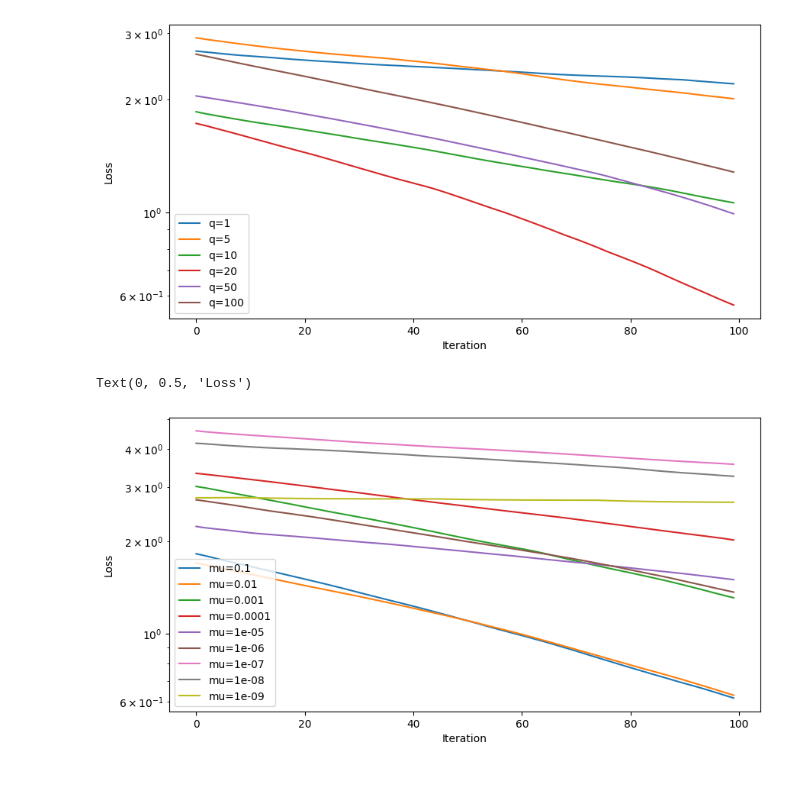
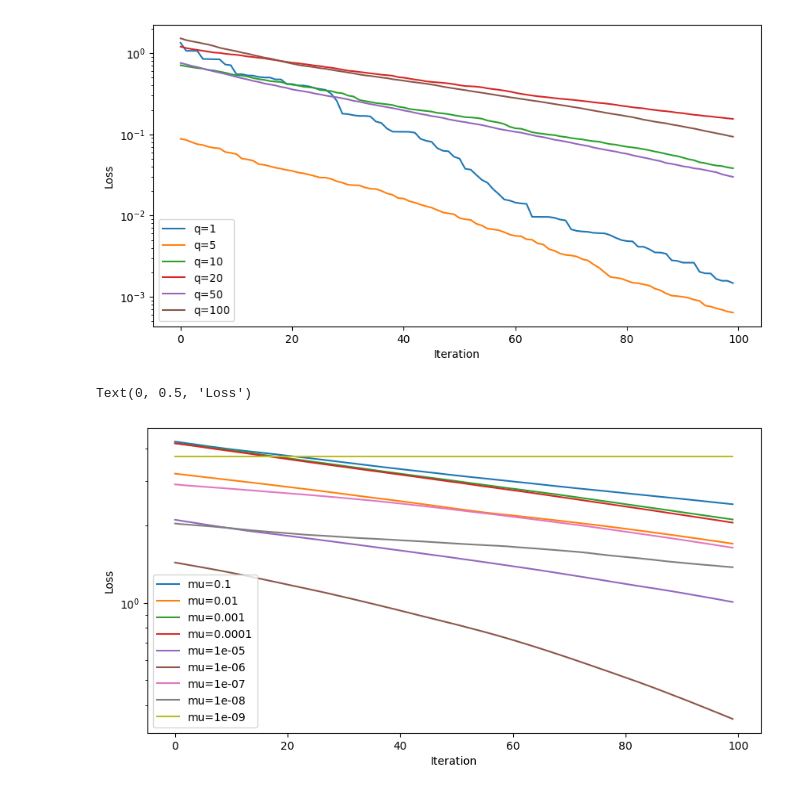
Before and after one commit to rwgao1/zo_optimizer, a Jupyter notebook: example.ipynb, the cells around one changed output. Saved outputs shown, nothing was run; the diff lists cells and outputs as text; code cells hidden in the pictures.

```diff
--- a/example.ipynb
+++ b/example.ipynb
@@ -36,7 +36,7 @@ plt.figure(figsize=(10, 5))
 
 for q in num_estimates:
     net = Net().to('cuda')
-    optimizer = ZOOptimizer(optim.Adam, net.parameters(), compute_loss, q=q, mu=1e-5, sides=1)
+    optimizer = ZOOptimizer(optim.SGD, net.parameters(), compute_loss, q=q, mu=1e-5, sides=1)
     losses = []
     for i in range(100):
         optimizer.step(net, x, target)
@@ -45,35 +45,41 @@ for q in num_estimates:
             losses.append(loss.item())
     plt.plot(losses, label=f'q={q}')
 
+    del net
+    del optimizer
+
 plt.yscale('log')
 plt.legend()
 plt.xlabel('Iteration')
 plt.ylabel('Loss')
 plt.show()
 # %% [output]
-[figure, old version]
+[figure, new version]
 # %%
 # compare multiple perturabation radii
 radii = [1e-1, 1e-2, 1e-3, 1e-4, 1e-5, 1e-6, 1e-7, 1e-8, 1e-9]
 
 plt.figure(figsize=(10, 5))
 
 for mu in radii:
     net = Net().to('cuda')
-    optimizer = ZOOptimizer(optim.Adam, net.parameters(), compute_loss, q=20, mu=mu, sides=1)
+    optimizer = ZOOptimizer(optim.Adam, net.parameters(), compute_loss, q=100, mu=mu, sides=1)
     losses = []
     for i in range(100):
         optimizer.step(net, x, target)
         with torch.no_grad():
             loss = compute_loss(net, x, target)
             losses.append(loss.item())
     plt.plot(losses, label=f'mu={mu}')
 
+    del net
+    del optimizer
+
 
 plt.yscale('log')
 plt.legend()
 plt.xlabel('Iteration')
 plt.ylabel('Loss')
 # %% [output]
 Text(0, 0.5, 'Loss')
-[figure, old version]
+[figure, new version]
```
Also changed, not shown: 1 other file.
